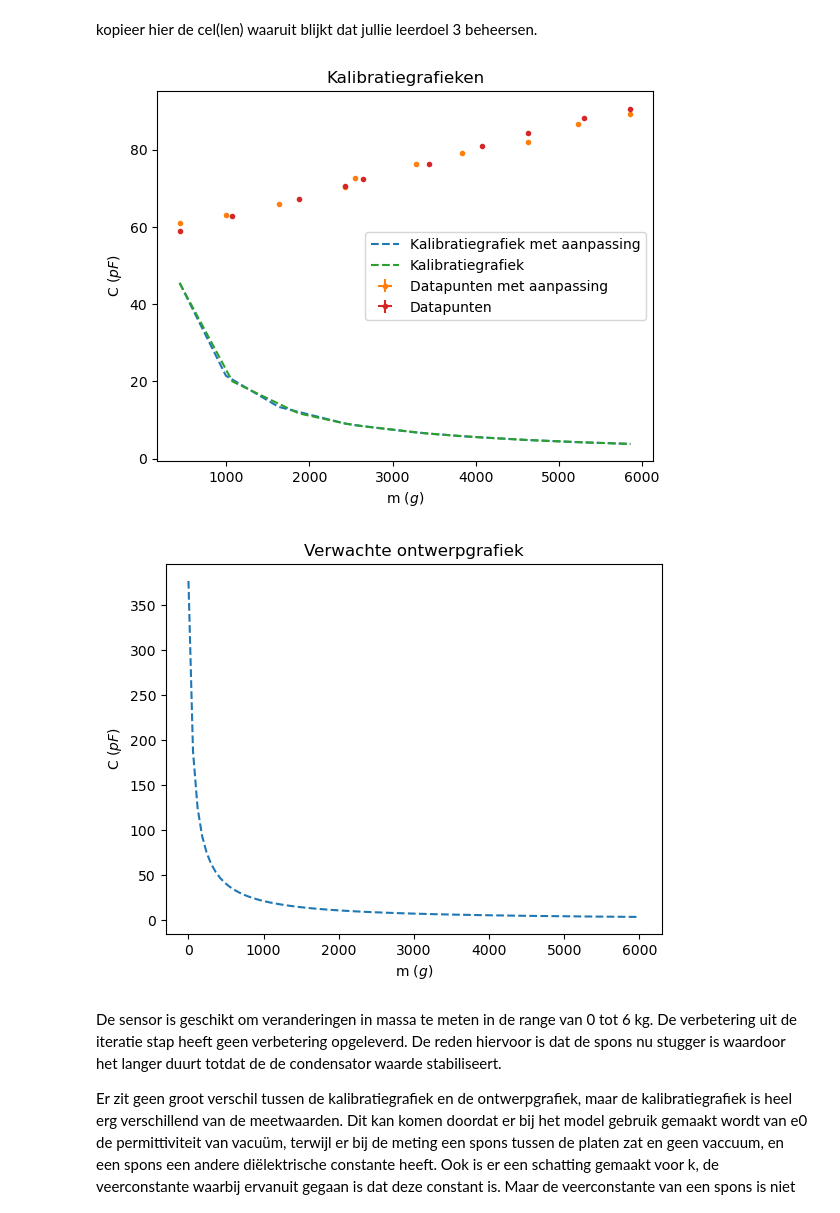
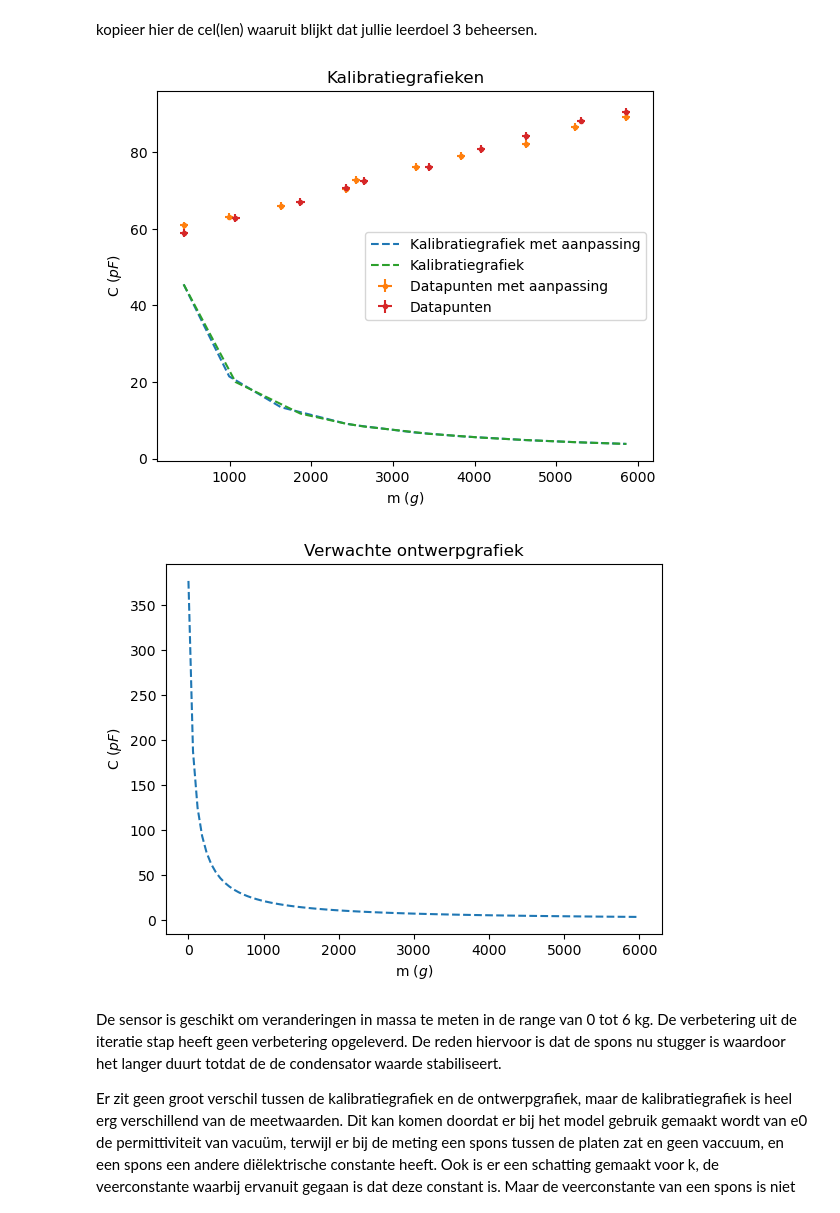
Before and after one commit to ElisabethMijnders/opdrachten-DEF-D-EM, a Jupyter notebook: FysiekeOntwerpopdrachten/2OntwerpEenSensorCondensator/DEFOntwerpopdracht2OntwerpEenSensorInvulTemplate.ipynb, the cells around one changed output. Saved outputs shown, nothing was run; the diff lists cells and outputs as text; code cells hidden in the pictures.

```diff
--- a/FysiekeOntwerpopdrachten/2OntwerpEenSensorCondensator/DEFOntwerpopdracht2OntwerpEenSensorInvulTemplate.ipynb
+++ b/FysiekeOntwerpopdrachten/2OntwerpEenSensorCondensator/DEFOntwerpopdracht2OntwerpEenSensorInvulTemplate.ipynb
@@ -308,36 +308,36 @@ kopieer hier de cel(len) waaruit blijkt dat jullie leerdoel 3 beheersen.
 # %%
 # Plot hier je oorspronkelijke en je uiteindelijke kalibratiegrafieken, fit daar een bijpassende lijn door
 # en zet ook de verwachte ontwerpgrafiek erbij
 
 m= np.array([437.9,1072.3,1868.1,2423.9,2644.6,3440.4,4074.8,4630.6,5304.1,5859.9])
 c= np.array([59,62.8,67.1,70.7,72.5,76.2,80.9,84.2,88.3,90.6])
 m1 = np.array([437.9,995.7,1630.1,2425.9,2544.6,3279.0,3834.8,4630.6,5225.5,5859.6])
 c1 = np.array([60.9,63.2,66.0,70.4,72.7,76.2,79.1,82.1,86.6,89.3])
-merr=np.array([0.2,0.2,0.2,0.2,0.2,0.2,0.2,0.2,0.2,0.2])
-cerr=np.array([0.2,0.2,0.2,0.2,0.2,0.2,0.2,0.2,0.2,0.2])
+merr=np.array([50,50,50,50,50,50,50,50,50,50])
+cerr=np.array([1,1,1,1,1,1,1,1,1,1])
 
 yfit1 = functie(m1)
 yfit = functie(m)
 
 plt.title("Kalibratiegrafieken")
 plt.plot(m1,yfit1,"--",label="Kalibratiegrafiek met aanpassing")
 plt.errorbar(m1,c1,yerr=cerr,xerr=merr,fmt=".",label="Datapunten met aanpassing")
 plt.plot(m,yfit,"--",label="Kalibratiegrafiek")
 plt.errorbar(m,c,yerr=cerr,xerr=merr,fmt=".",label="Datapunten")
 plt.legend()
 plt.ylabel("C $(pF)$")
 plt.xlabel("m $(g)$")
 plt.show()
 
 yfit0 = functie(m0)
 
 plt.title("Verwachte ontwerpgrafiek")
 plt.plot(m0,yfit0,"--")
 plt.ylabel("C $(pF)$")
 plt.xlabel("m $(g)$")
 plt.show()
 # %% [output]
-[figure, old version]
+[figure, new version]
 [figure]
 # %% [markdown]
 
```
